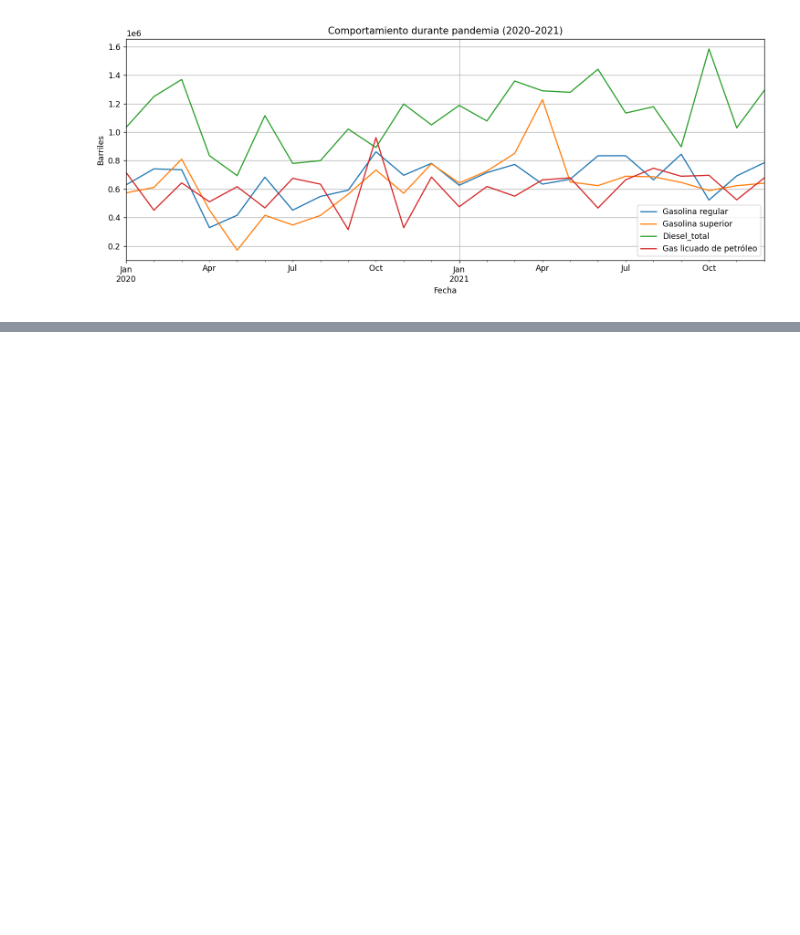
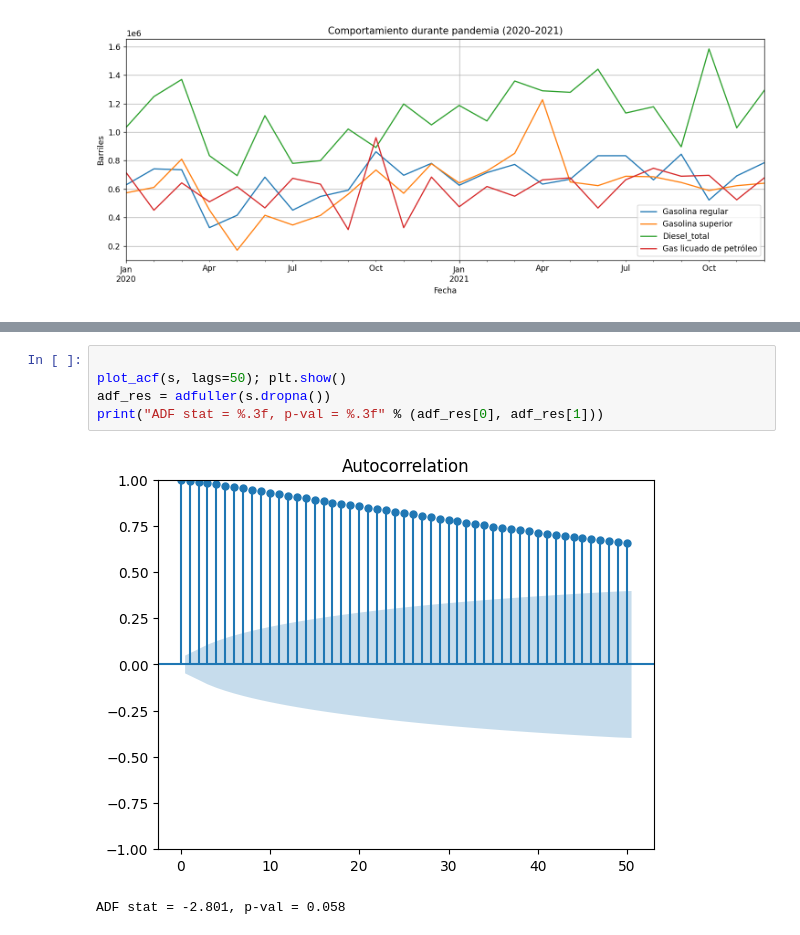
Before and after one commit to Kapiven/lab1DS, a Jupyter notebook: analisis.ipynb, the cells around one changed output, grey strips where cells are left out. Drawn from its saved outputs; the diff is of its cells as text; blank space fills up the shorter version.

```diff
--- a/analisis.ipynb
+++ b/analisis.ipynb
@@ -124,0 +375,8 @@ plt.show()
+# %%
+
+plot_acf(s, lags=50); plt.show()
+adf_res = adfuller(s.dropna())
+print("ADF stat = %.3f, p-val = %.3f" % (adf_res[0], adf_res[1]))
+# %% [output]
+[figure, added]
+ADF stat = -2.801, p-val = 0.058
```
Also changed, not shown: parts of 12 cells of this notebook, 10 other files.
